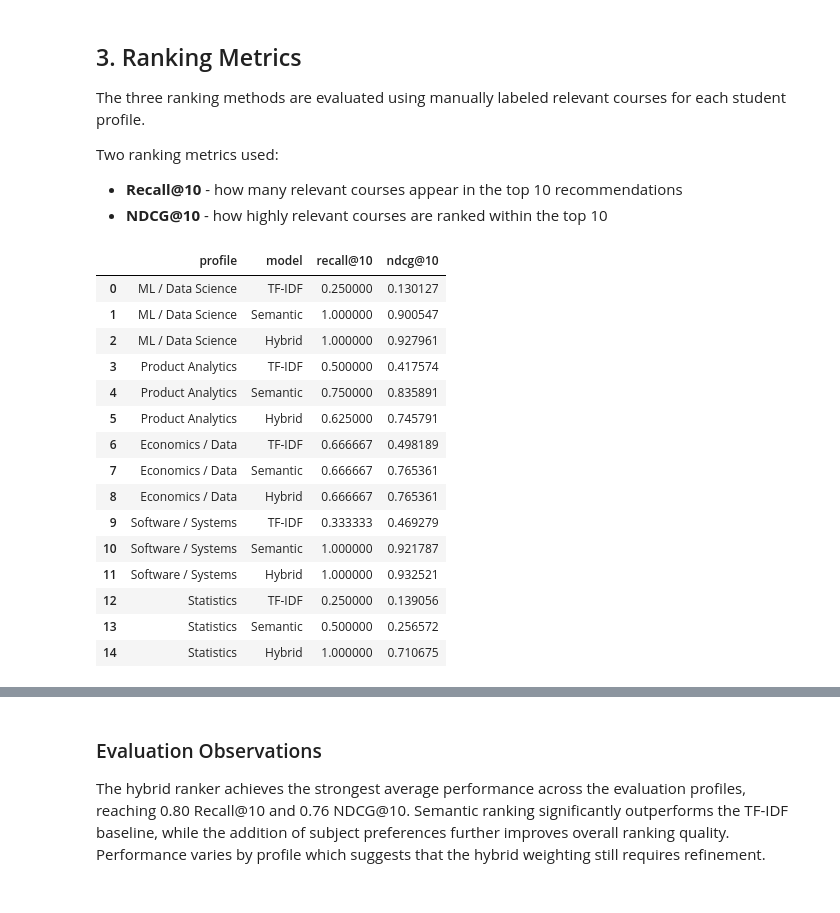
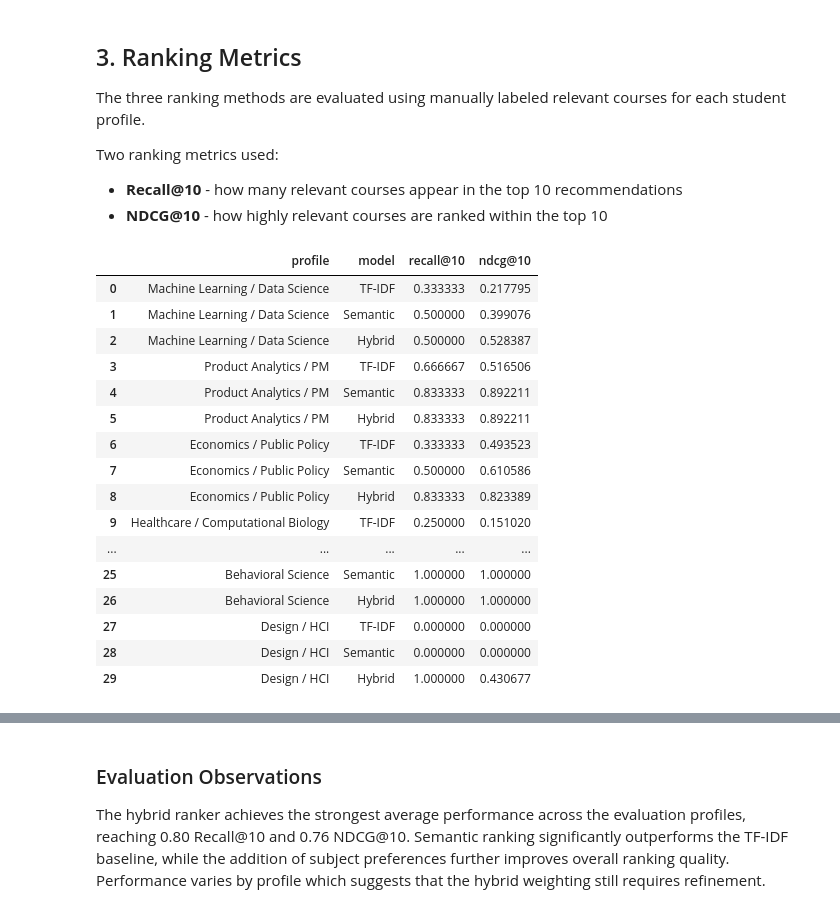
Before and after one commit to keskaory/CalCourse, a Jupyter notebook: notebooks/06_recommender_evaluation.ipynb, the cells around one changed output, grey strips where cells are left out. Drawn from its saved outputs; the diff is of its cells as text; code cells hidden in the pictures.

```diff
--- a/notebooks/06_recommender_evaluation.ipynb
+++ b/notebooks/06_recommender_evaluation.ipynb
@@ -81,12 +142,14 @@ student_profiles = [
 # %% [markdown]
 Relevance labels were expanded using profile-specific criteria rather than model outputs, reducing the risk of penalizing valid recommendations simply because the original label set was too sparse.
 # %%
-all_course_labels = set(courses["course"])
+course_labels = set(courses["course"])
 
-for profile in student_profiles:
-    print(profile["name"])
+for profile in evaluation_profiles:
+    missing = [
+        course
+        for course in profile["relevant_courses"]
+        if course not in course_labels
+    ]
 
-    for course in profile["relevant_courses"]:
-        print(course, course in all_course_labels)
-
-    print()
+    if missing:
+        print(profile["name"], "missing:", missing)
@@ -196,8 +241,8 @@ def rank_hybrid(profile, top_k=10):
     )
 
     ranked["final_score"] = (
-        0.85 * ranked["semantic_score"]
-        + 0.15 * ranked["subject_fit"]
+        0.70 * ranked["semantic_score"]
+        + 0.30 * ranked["subject_fit"]
     )
 
     return ranked.sort_values(
@@ -205,7 +250,7 @@ def rank_hybrid(profile, top_k=10):
         ascending=False
     ).head(top_k)
 # %%
-profile = student_profiles[0]
+profile = evaluation_profiles[0]
 
 display(
     rank_tfidf(profile)[
@@ -302,50 +347,51 @@ def ndcg_at_k(ranked_courses, relevant_courses, k=10):
 # %%
 results = []
 
-for profile in student_profiles:
+for profile in evaluation_profiles:
     tfidf_ranked = rank_tfidf(profile, top_k=10)
     semantic_ranked = rank_semantic(profile, top_k=10)
     hybrid_ranked = rank_hybrid(profile, top_k=10)
 
     for model_name, ranked in [
         ("TF-IDF", tfidf_ranked),
         ("Semantic", semantic_ranked),
         ("Hybrid", hybrid_ranked),
     ]:
         results.append({
             "profile": profile["name"],
             "model": model_name,
             "recall@10": recall_at_k(
                 ranked,
                 profile["relevant_courses"],
                 k=10
             ),
             "ndcg@10": ndcg_at_k(
                 ranked,
                 profile["relevant_courses"],
                 k=10
             )
         })
 
 results_df = pd.DataFrame(results)
 results_df
 # %% [output]
 |  | profile | model | recall@10 | ndcg@10 |
-| 0 | ML / Data Science | TF-IDF | 0.250000 | 0.130127 |
-| 1 | ML / Data Science | Semantic | 1.000000 | 0.900547 |
-| 2 | ML / Data Science | Hybrid | 1.000000 | 0.927961 |
-| 3 | Product Analytics | TF-IDF | 0.500000 | 0.417574 |
-| 4 | Product Analytics | Semantic | 0.750000 | 0.835891 |
-| 5 | Product Analytics | Hybrid | 0.625000 | 0.745791 |
-| 6 | Economics / Data | TF-IDF | 0.666667 | 0.498189 |
-| 7 | Economics / Data | Semantic | 0.666667 | 0.765361 |
-| 8 | Economics / Data | Hybrid | 0.666667 | 0.765361 |
-| 9 | Software / Systems | TF-IDF | 0.333333 | 0.469279 |
-| 10 | Software / Systems | Semantic | 1.000000 | 0.921787 |
-| 11 | Software / Systems | Hybrid | 1.000000 | 0.932521 |
-| 12 | Statistics | TF-IDF | 0.250000 | 0.139056 |
-| 13 | Statistics | Semantic | 0.500000 | 0.256572 |
-| 14 | Statistics | Hybrid | 1.000000 | 0.710675 |
+| 0 | Machine Learning / Data Science | TF-IDF | 0.333333 | 0.217795 |
+| 1 | Machine Learning / Data Science | Semantic | 0.500000 | 0.399076 |
+| 2 | Machine Learning / Data Science | Hybrid | 0.500000 | 0.528387 |
+| 3 | Product Analytics / PM | TF-IDF | 0.666667 | 0.516506 |
+| 4 | Product Analytics / PM | Semantic | 0.833333 | 0.892211 |
+| 5 | Product Analytics / PM | Hybrid | 0.833333 | 0.892211 |
+| 6 | Economics / Public Policy | TF-IDF | 0.333333 | 0.493523 |
+| 7 | Economics / Public Policy | Semantic | 0.500000 | 0.610586 |
+| 8 | Economics / Public Policy | Hybrid | 0.833333 | 0.823389 |
+| 9 | Healthcare / Computational Biology | TF-IDF | 0.250000 | 0.151020 |
+| ... | ... | ... | ... | ... |
+| 25 | Behavioral Science | Semantic | 1.000000 | 1.000000 |
+| 26 | Behavioral Science | Hybrid | 1.000000 | 1.000000 |
+| 27 | Design / HCI | TF-IDF | 0.000000 | 0.000000 |
+| 28 | Design / HCI | Semantic | 0.000000 | 0.000000 |
+| 29 | Design / HCI | Hybrid | 1.000000 | 0.430677 |
 # %%
 summary = results_df.groupby("model")[
     ["recall@10", "ndcg@10"]
```
Also changed, not shown: parts of 12 cells of this notebook, 5 other files.
